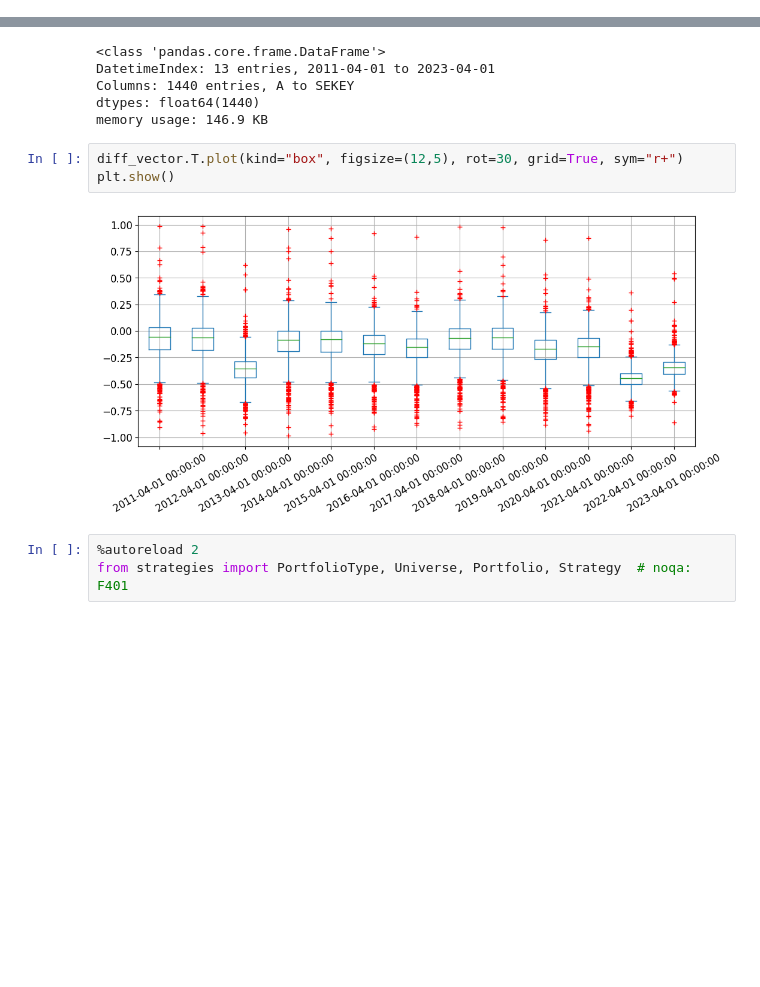
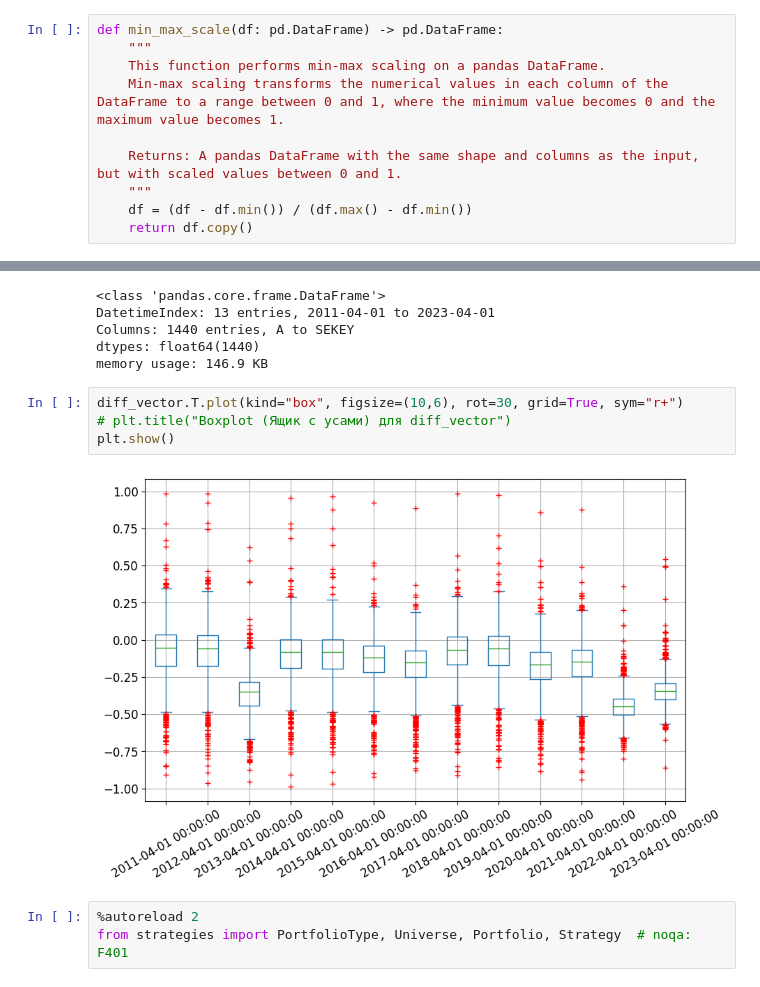
Before and after one commit to aalitvinov/vkrm_code, a Jupyter notebook: vkrm_code/main.ipynb, the cells around one changed output, grey strips where cells are left out. Cells and saved outputs as stored; diff of their text form; blank space fills up the shorter version.

```diff
--- a/vkrm_code/main.ipynb
+++ b/vkrm_code/main.ipynb
@@ -38,3 +34,13 @@ def min_max_scale(df: pd.DataFrame) -> pd.DataFrame:
+# %%
+def min_max_scale(df: pd.DataFrame) -> pd.DataFrame:
+    """
+    This function performs min-max scaling on a pandas DataFrame.
+    Min-max scaling transforms the numerical values in each column of the DataFrame to a range between 0 and 1, where the minimum value becomes 0 and the maximum value becomes 1.
+
+    Returns: A pandas DataFrame with the same shape and columns as the input, but with scaled values between 0 and 1.
+    """
+    df = (df - df.min()) / (df.max() - df.min())
+    return df.copy()
 # %%
 asset_turnover.T.describe()
 # %% [output]
@@ -78,10 +84,11 @@ Columns: 1440 entries, A to SEKEY
 dtypes: float64(1440)
 memory usage: 146.9 KB
 # %%
-diff_vector.T.plot(kind="box", figsize=(12,5), rot=30, grid=True, sym="r+")
+diff_vector.T.plot(kind="box", figsize=(10,6), rot=30, grid=True, sym="r+")
+# plt.title("Boxplot (Ящик с усами) для diff_vector")
 plt.show()
 # %% [output]
-[figure, old version]
+[figure, new version]
 # %%
 %autoreload 2
 from strategies import PortfolioType, Universe, Portfolio, Strategy  # noqa: F401
```
Also changed, not shown: parts of 3 cells of this notebook, 1 other file.
